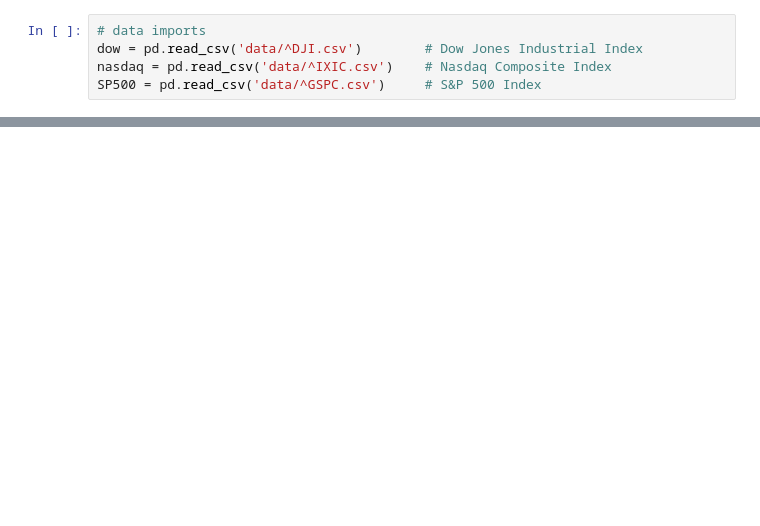
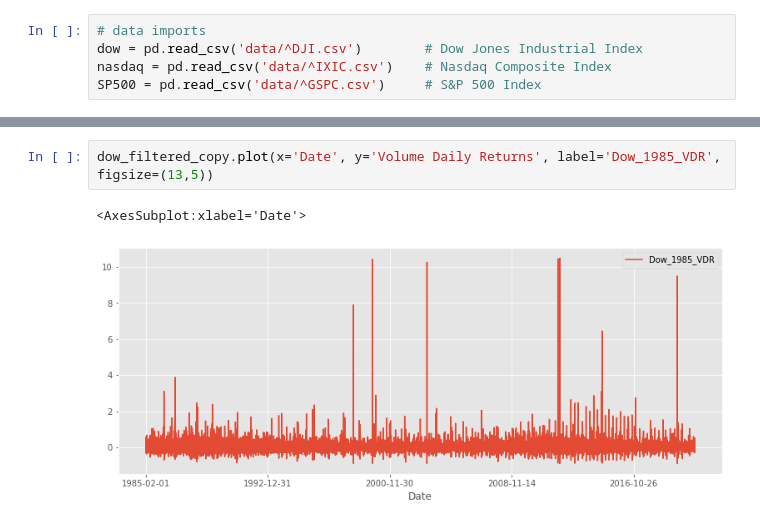
Before and after one commit to yamasjose11/index-elections, a Jupyter notebook: index-funds-elections.ipynb, the cells around one changed output, grey strips where cells are left out. Drawn from its saved outputs; the diff is of its cells as text; blank space fills up the shorter version.

```diff
--- a/index-funds-elections.ipynb
+++ b/index-funds-elections.ipynb
@@ -70,0 +78,5 @@ range(0, 9006)
+# %%
+dow_filtered_copy.plot(x='Date', y='Volume Daily Returns', label='Dow_1985_VDR', figsize=(13,5))
+# %% [output]
+<AxesSubplot:xlabel='Date'>
+[figure, added]
```
Also changed, not shown: parts of 26 cells of this notebook.
